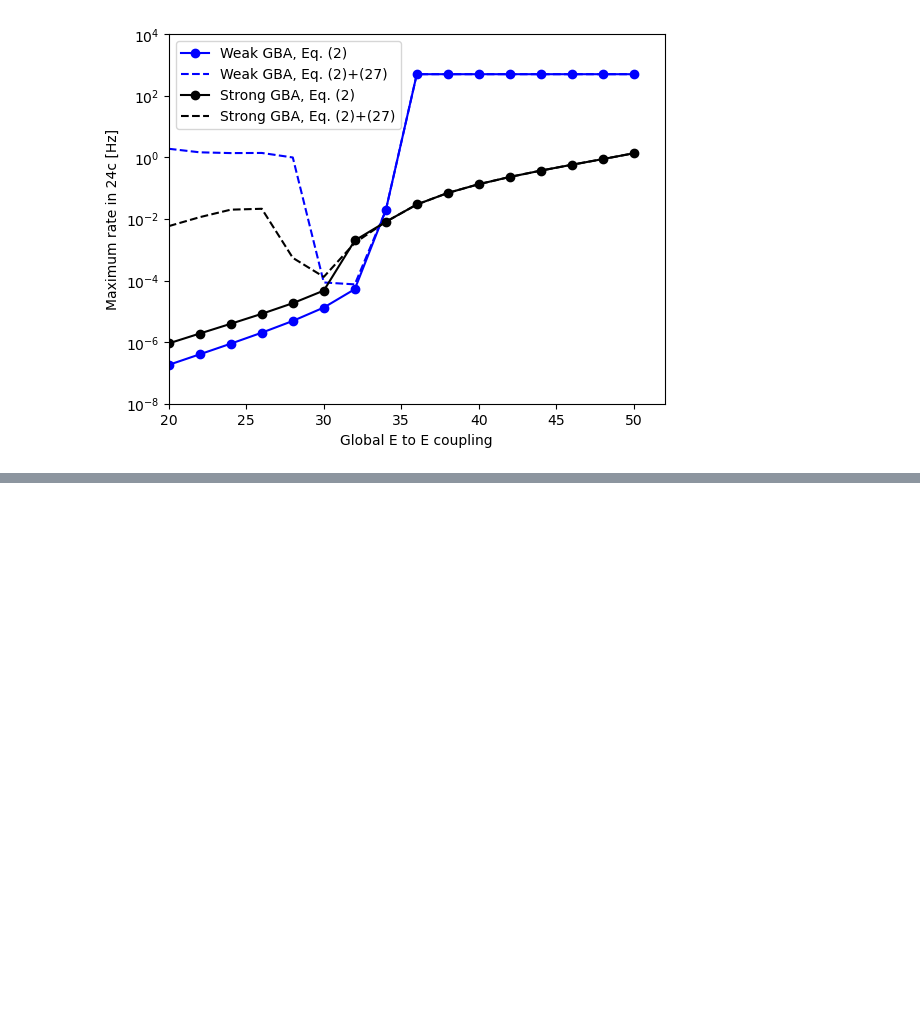
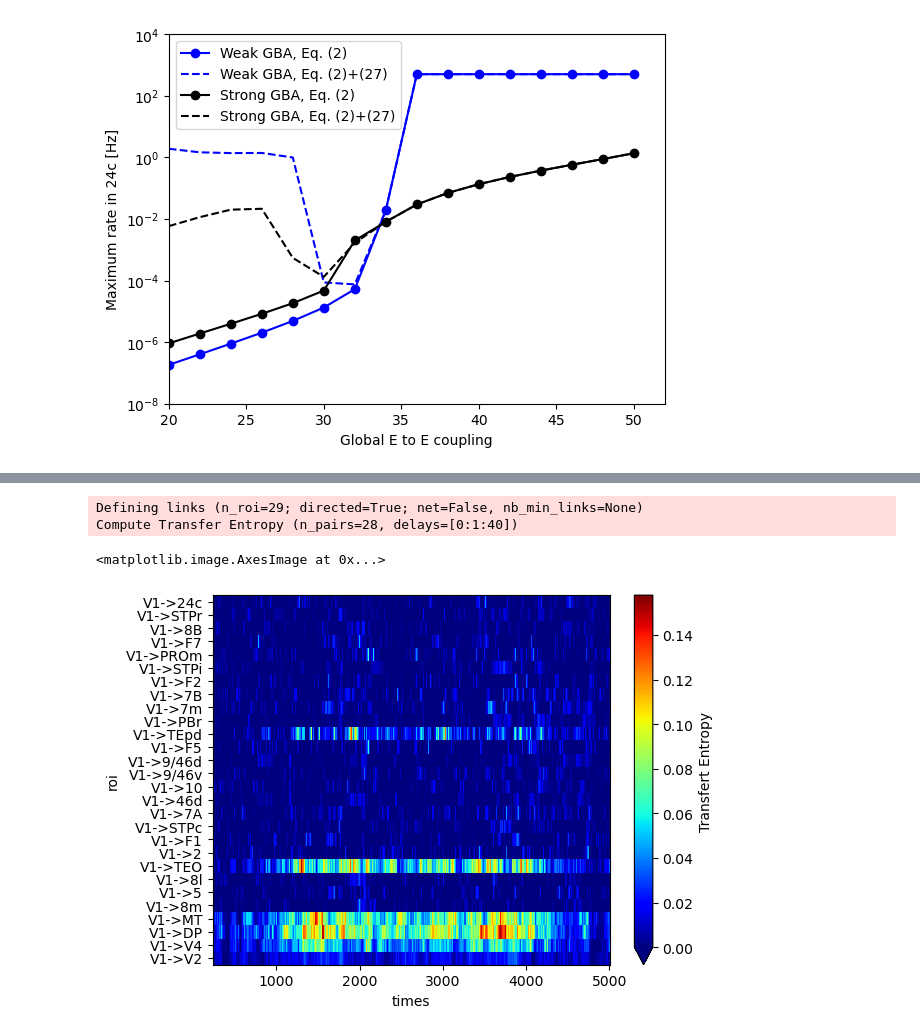
Before and after one commit to brainets/IPP_PAPER, a Jupyter notebook: notebooks/2. Mean field model (circuit).ipynb, the cells around one changed output, grey strips where cells are left out. Drawn from its saved outputs; the diff is of its cells as text; code cells hidden in the pictures; blank space fills up the shorter version.

```diff
--- a/notebooks/2. Mean field model (circuit).ipynb
+++ b/notebooks/2. Mean field model (circuit).ipynb
@@ -134,0 +186,4 @@ plot_figures.fig3_f(muee_vec, max_r_24c_t, max_r_24c_f)
+# %%
+r_s = xr.concat(r_s, "trials")
+# %%
+r_s_d = r_s[..., ::30]
@@ -134,0 +192,12 @@ plot_figures.fig3_f(muee_vec, max_r_24c_t, max_r_24c_f)
+# %%
+pairs = np.stack(([0] * 28, range(1, 29)), axis=1)
+# %%
+TE = conn_te(r_s_d, times='times', roi='roi', n_jobs=20, max_delay=40, pairs=pairs)
+# %% [output]
+Defining links (n_roi=29; directed=True; net=False, nb_min_links=None)
+Compute Transfer Entropy (n_pairs=28, delays=[0:1:40])
+# %%
+TE.plot.imshow(cmap="jet", vmin=0)
+# %% [output]
+<matplotlib.image.AxesImage at 0x...>
+[figure, added]
```
Also changed, not shown: parts of 20 cells of this notebook, 15 other files.
